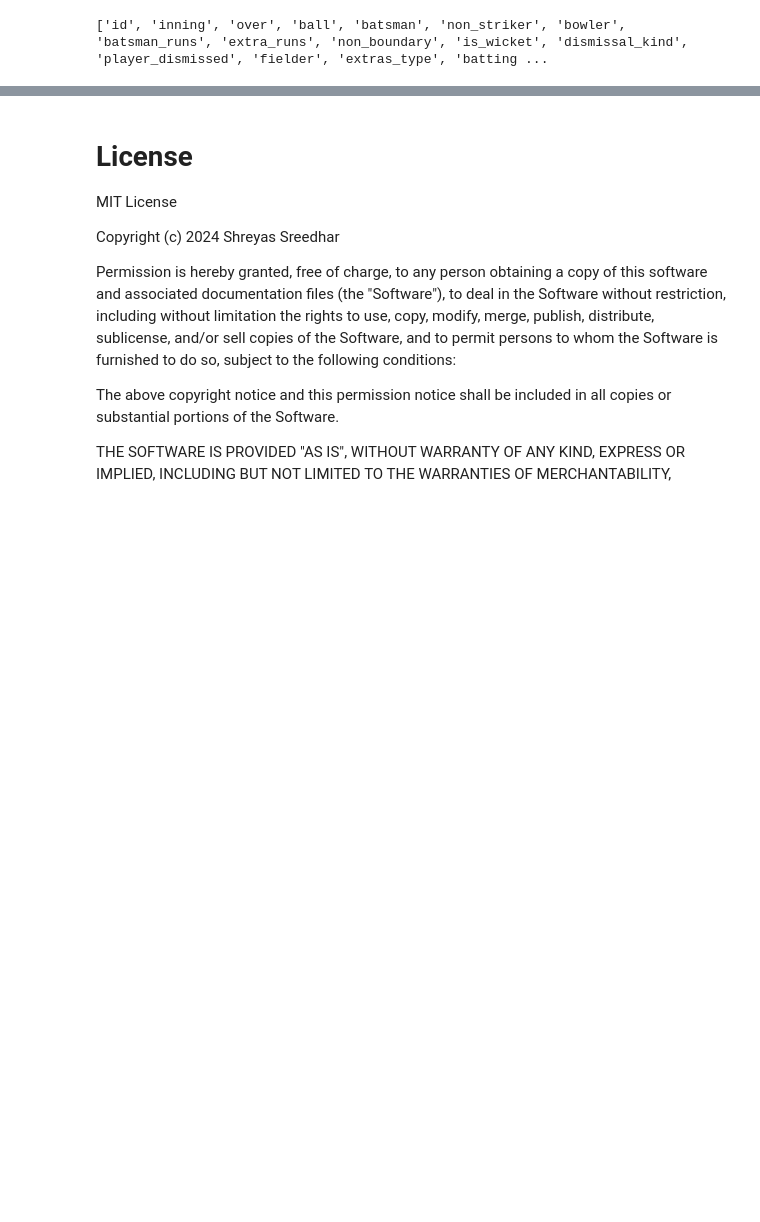
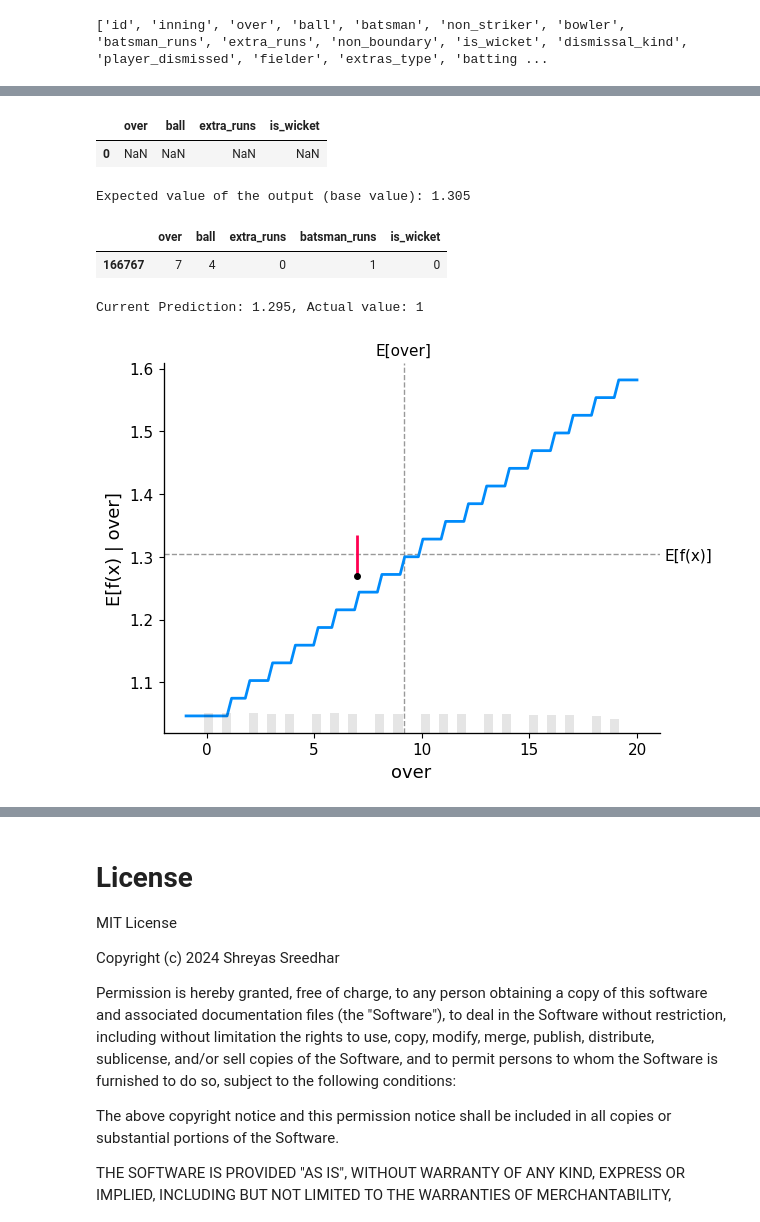
Before and after one commit to shreyas-sreedhar/ipl-data-analysis, a Jupyter notebook: DSETM_Assignment_3.ipynb, the cells around one changed output, grey strips where cells are left out. Cells and saved outputs as stored; diff of their text form; code cells hidden in the pictures; blank space fills up the shorter version.

```diff
--- a/DSETM_Assignment_3.ipynb
+++ b/DSETM_Assignment_3.ipynb
@@ -526,0 +541,52 @@ shap.summary_plot(shap_values, X, plot_type="bar")
+# %%
+nan_frame = pd.DataFrame(columns=feature_columns, index=[0])
+
+nan_frame
+# %% [output]
+|  | over | ball | extra_runs | is_wicket |
+| 0 | NaN | NaN | NaN | NaN |
+# %%
+base_value = round(pipeline.predict(nan_frame)[0], 3)
+print(f"Expected value of the output (base value): {base_value}")
+# %% [output]
+Expected value of the output (base value): 1.305
+# %%
+X_test.iloc[0: 1]
+# %% [output]
+|  | over | ball | extra_runs | batsman_runs | is_wicket |
+| 166767 | 7 | 4 | 0 | 1 | 0 |
+# %%
+sample_prediction = round(pipeline.predict(X_test.iloc[0:1])[0], 3)
+
+actual_value = y_test.iloc[0]
+
+# Print the prediction and the actual value
+print(f"Current Prediction: {sample_prediction}, Actual value: {actual_value}")
+# %% [output]
+Current Prediction: 1.295, Actual value: 1
+# %%
+explainer = shap.Explainer(pipeline.predict, X_train)
+shap_values = explainer(X_test)
+# %%
+def partial_dependence_plot(feature, idx=None):
+    if idx is None: # visualize all samples
+        shap.plots.partial_dependence(
+            feature,
+            pipeline.predict,
+            X_train,
+            ice=False,
+            model_expected_value=True,
+            feature_expected_value=True)
+    else: # visualize sample idx
+        shap.partial_dependence_plot(
+            feature,
+            pipeline.predict,
+            X_train,
+            ice=False,
+            model_expected_value=True,
+            feature_expected_value=True,
+            shap_values=shap_values[idx:idx+1,:])
+# %%
+partial_dependence_plot('over', 0)
+# %% [output]
+[figure, added]
```
Also changed, not shown: parts of 32 cells of this notebook.
